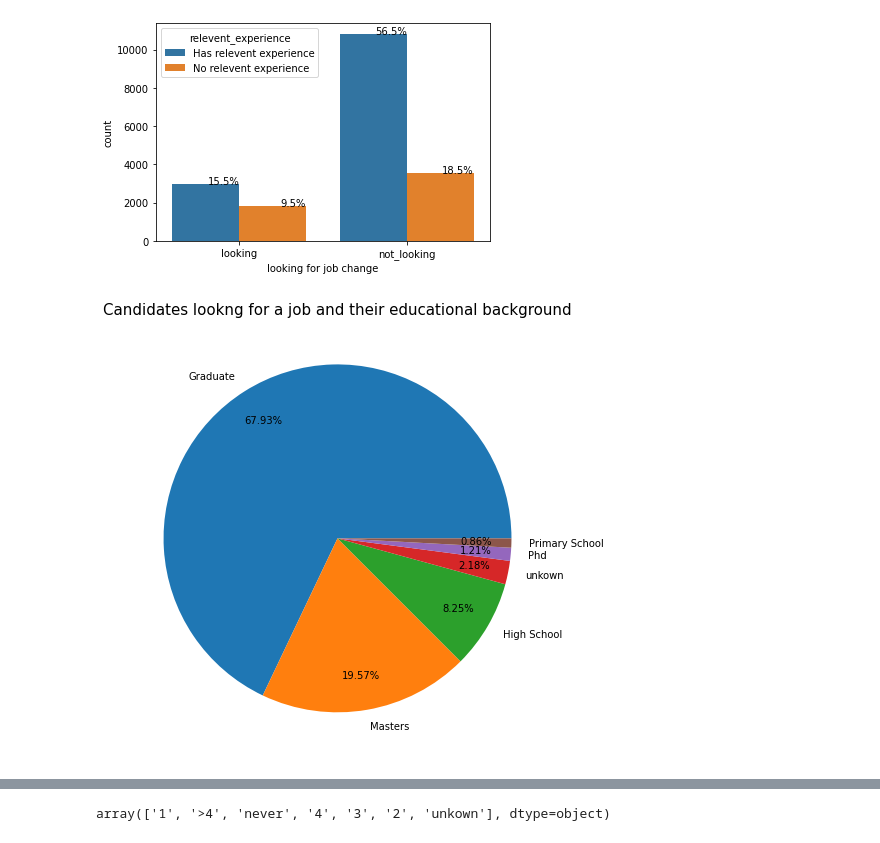
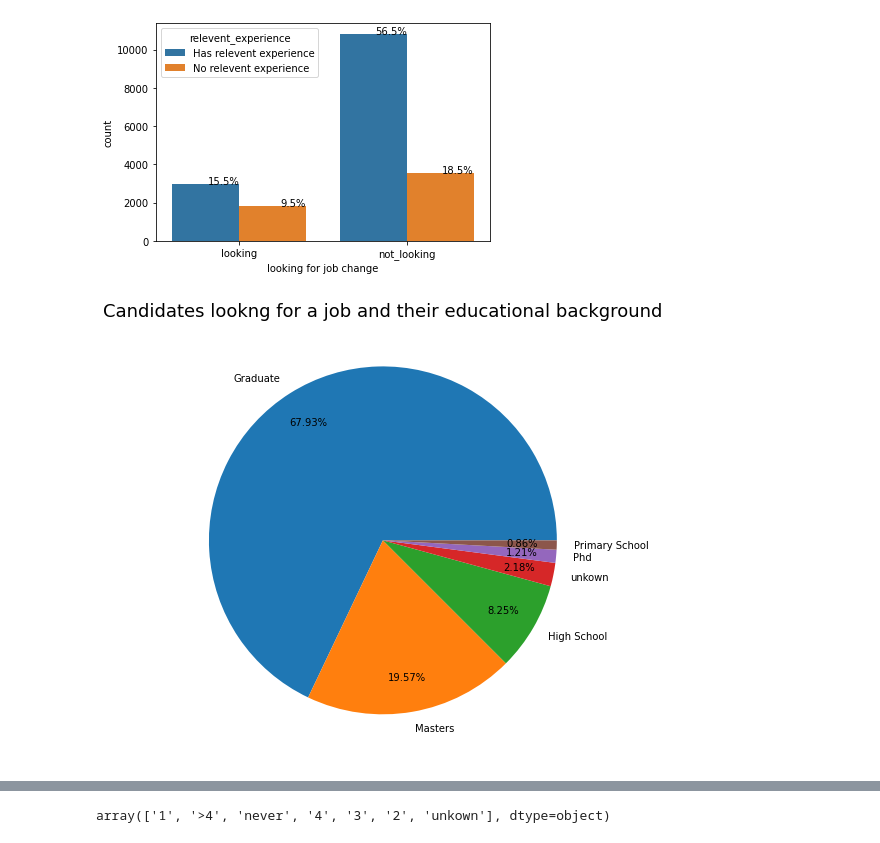
Before and after one commit to elenacramer/HR_Analysis, a Jupyter notebook: hr_analytics_first_view.ipynb, the cells around one changed output, grey strips where cells are left out. Drawn from its saved outputs; the diff is of its cells as text; code cells hidden in the pictures.

Commit message:
title size

```diff
--- a/hr_analytics_first_view.ipynb
+++ b/hr_analytics_first_view.ipynb
@@ -58,14 +58,14 @@ plt.show()
 # %%
 education_level = df[df['target'] == 1]['education_level']
 values = education_level.value_counts()
 labels = values.keys()
 bar,ax = plt.subplots(figsize=(8,8))
 plt.pie(x = values, labels = labels , autopct="%.2f%%",pctdistance=0.8)
-plt.title('Candidates lookng for a job and their educational background', fontsize=15);
+plt.title('Candidates lookng for a job and their educational background', fontsize=18);
 plt.savefig("blog/education_target1.png")
 plt.show()
 # %% [output]
-[figure, old version]
+[figure, new version]
 # %%
 major_discipline = df[df['target'] == 1]['major_discipline']
 values = major_discipline.value_counts()
```
Also changed, not shown: parts of 1 cell of this notebook, 2 other files.
